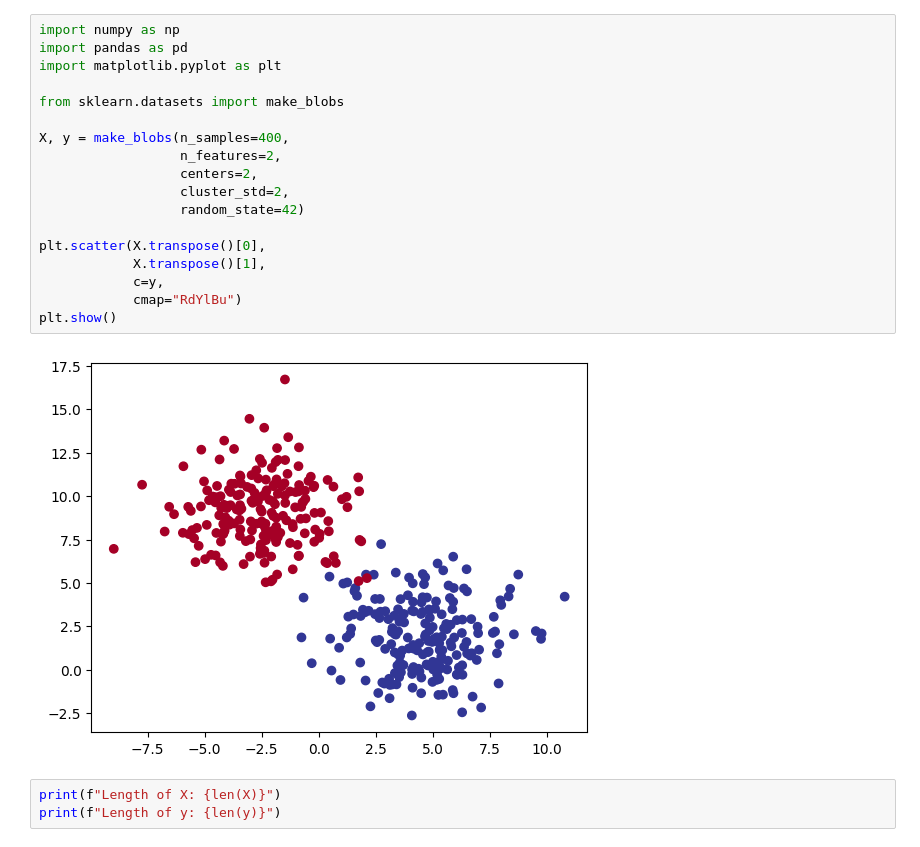
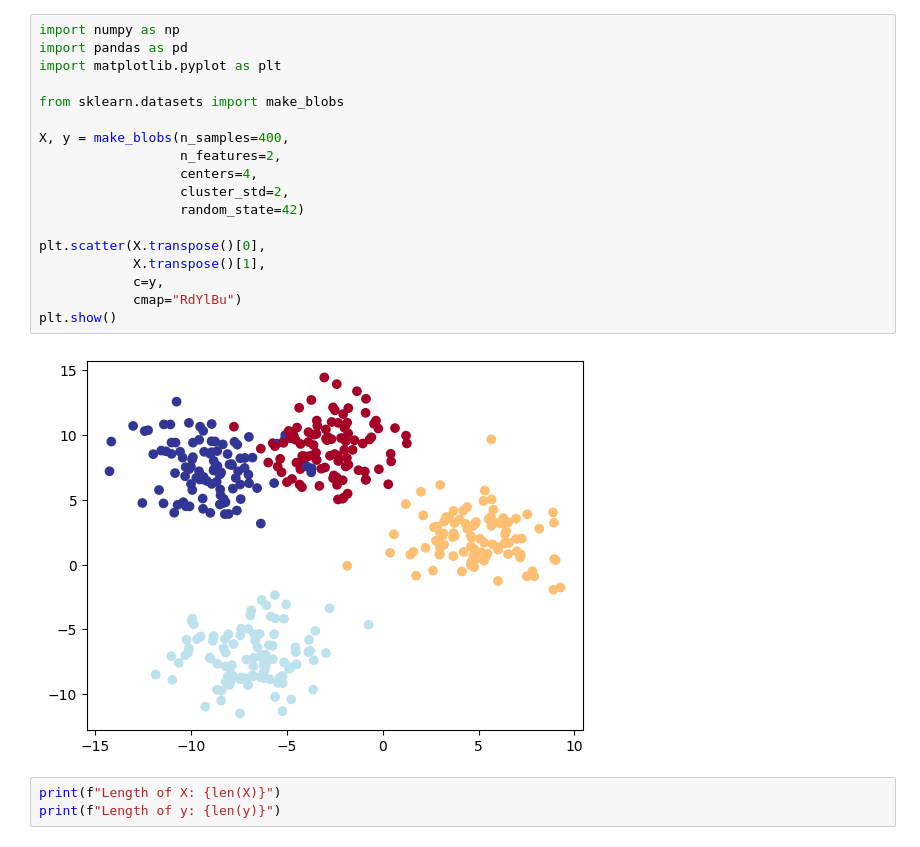
Before and after one commit to RishabSA/ML-models-from-scratch, a Jupyter notebook: Custom KNN Classifier from Scratch.ipynb, the cells around one changed output. Drawn from its saved outputs; the diff is of its cells as text.

```diff
--- a/Custom KNN Classifier from Scratch.ipynb
+++ b/Custom KNN Classifier from Scratch.ipynb
@@ -1,23 +1,23 @@
 # %%
 import numpy as np
 import pandas as pd
 import matplotlib.pyplot as plt
 
 from sklearn.datasets import make_blobs
 
 X, y = make_blobs(n_samples=400,
                   n_features=2,
-                  centers=2,
+                  centers=4,
                   cluster_std=2,
                   random_state=42)
 
 plt.scatter(X.transpose()[0],
             X.transpose()[1],
             c=y,
             cmap="RdYlBu")
 plt.show()
 # %% [output]
-[figure, old version]
+[figure, new version]
 # %%
 print(f"Length of X: {len(X)}")
 print(f"Length of y: {len(y)}")
```
Also changed, not shown: parts of 3 cells of this notebook, 14 other files.
